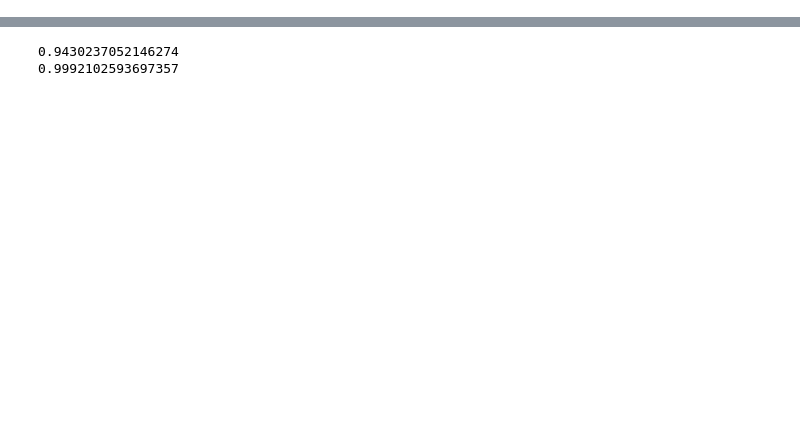
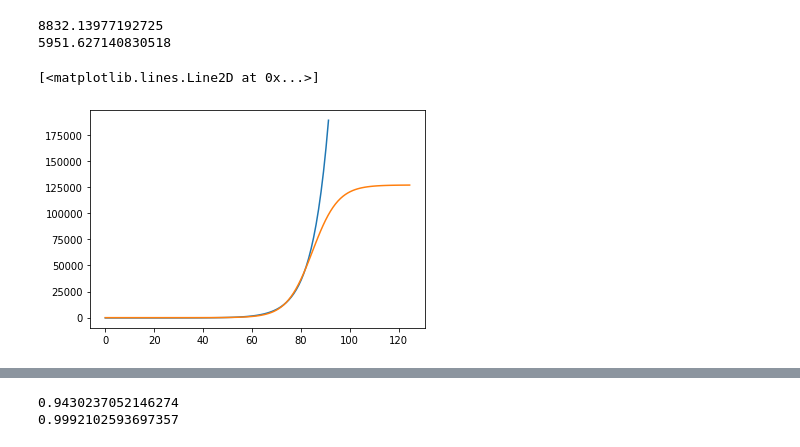
Before and after one commit to pgunnell/data_analysis_misc, a Jupyter notebook: Corona_analysis_full_data.ipynb, the cells around one changed output, grey strips where cells are left out. Saved outputs shown, nothing was run; the diff lists cells and outputs as text; code cells hidden in the pictures; blank space fills up the shorter version.

```diff
--- a/Corona_analysis_full_data.ipynb
+++ b/Corona_analysis_full_data.ipynb
@@ -90,0 +108,23 @@ plt.legend(loc='best')
+# %%
+#predictions of the new day
+#Pessimistic
+print(exp_func(len(Italy)+1, params_exp[0], params_exp[1], params_exp[2])-exp_func(len(Italy), params_exp[0], params_exp[1], params_exp[2]))
+#Optimistic
+print(log_func(len(Italy)+1, params_log[0], params_log[1], params_log[2])-log_func(len(Italy), params_log[0], params_log[1], params_log[2]))
+# %% [output]
+8832.13977192725
+5951.627140830518
+# %%
+#Plot of the future
+x_data = np.linspace(0, len(Italy)*1.1, num=len(Italy)*1.1)
+
+plt.plot(x_data, exp_func(x_data, params_exp[0], params_exp[1], params_exp[2]),
+         label='Fitted exp. function')
+
+x_data = np.linspace(0, len(Italy)*1.5, num=len(Italy)*1.5)
+
+plt.plot(x_data, log_func(x_data, params_log[0], params_log[1], params_log[2]),
+         label='Fitted log. function')
+# %% [output]
+[<matplotlib.lines.Line2D at 0x...>]
+[figure, added]
```
Also changed, not shown: parts of 14 cells of this notebook, 1 other file.
